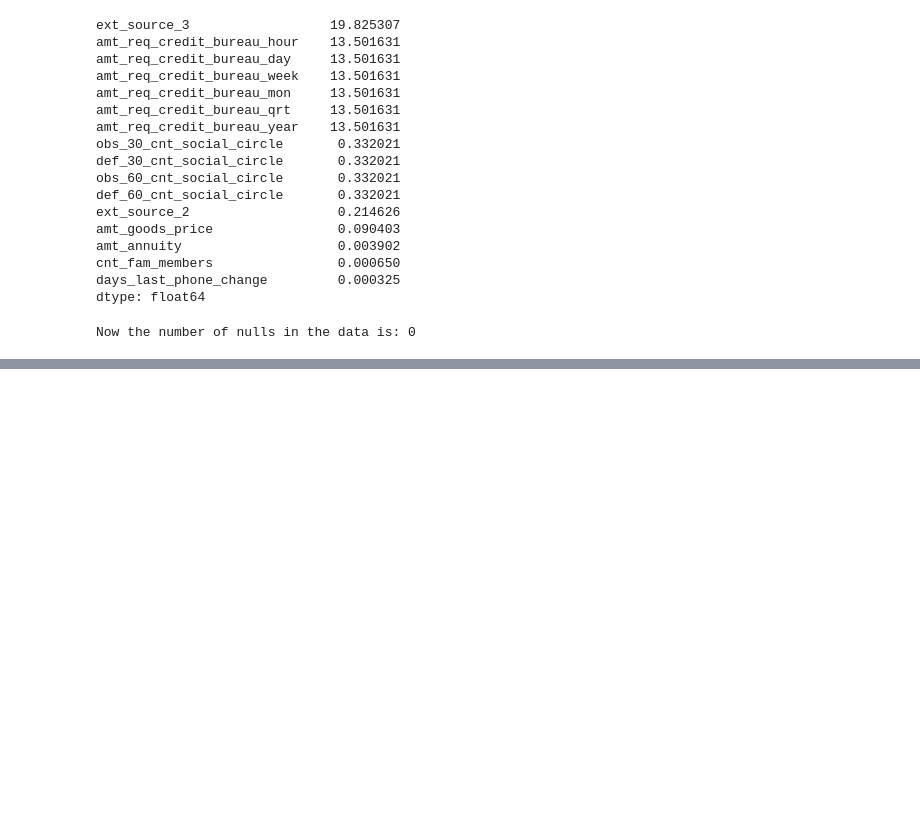
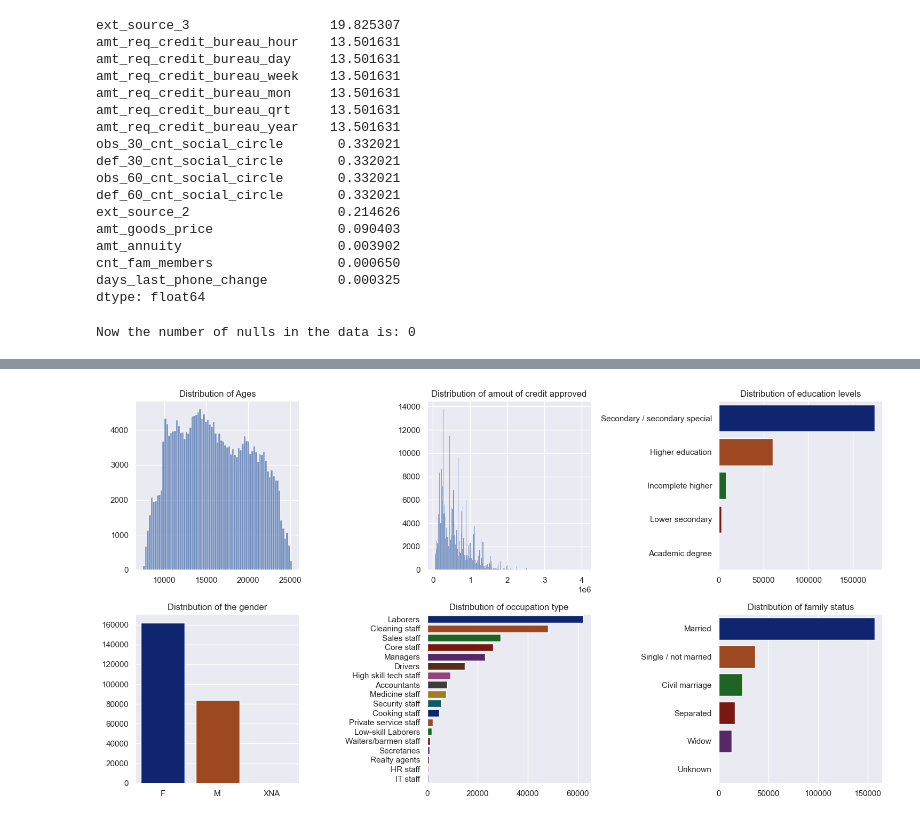
Before and after one commit to mo7amed7assan1911/Loan_Default_Study, a Jupyter notebook: Loan_Default_Study.ipynb, the cells around one changed output, grey strips where cells are left out. Cells and saved outputs as stored; diff of their text form; code cells hidden in the pictures; blank space fills up the shorter version.

```diff
--- a/Loan_Default_Study.ipynb
+++ b/Loan_Default_Study.ipynb
@@ -426,4 +495,4 @@ df_cleaning.name_type_suite.mode()[0]
 # %% [output]
 'Unaccompanied'
 # %%
-df_cleaning['name_type_suite'] = df_cleaning.name_type_suite.fillna(df_cleaning.name_type_suite.mode()[0])
+df_cleaning['name_type_suite'] = df_cleaning.name_type_suite.fillna(mode_value)
@@ -442,0 +526,5 @@ num_df.head(2)
+# %%
+days_columns = ['days_birth', 'days_id_publish', 'days_registration', 'days_employed', 'days_last_phone_change']
+
+df_cleaning[days_columns] = df_cleaning[days_columns].abs()
+df_cleaning[days_columns].head(1)
@@ -488,0 +585,6 @@ df_cleaning.head()
+# %%
+df_eda = df_cleaning.copy()
+# %%
+from sklearn.model_selection import train_test_split
+
+df_train, df_test = train_test_split(df_eda, test_size=0.2, random_state=123)
@@ -488,0 +604,63 @@ df_cleaning.head()
+# %%
+fig, axes = plt.subplots(nrows=2, ncols=3, figsize=(15, 8))
+plt.subplots_adjust(hspace=0.5)
+
+# demographics_columns_hist = ['days_birth', 'cnt_children', 'amt_income_total', ]
+
+# for i, column in enumerate(demographics_columns_hist):
+#     sns.countplot(data=df_train, x=column, ax=axes[0, i], palette="dark")
+#     axes[0, i].set_title(f"Distribution of {column}")
+
+#     axes[0, i].tick_params(axis='x', rotation=45)
+
+
+# demographics_columns = ['code_gender', 'name_family_status', 'name_education_type']
+
+# for i, column in enumerate(demographics_columns):
+#     sns.countplot(data=df_train, x=column, ax=axes[1, i], palette="dark")
+#     axes[1, i].set_title(f"Distribution of {column}")
+
+#     axes[1, i].tick_params(axis='x', rotation=45)
+
+
+sns.histplot(data=df_train, x='days_birth', ax=axes[0, 0])
+axes[0, 0].set_title("Distribution of Ages")
+
+sns.histplot(data=df_train, x='amt_credit', ax=axes[0, 1])
+axes[0, 1].set_title("Distribution of amout of credit approved")
+
+
+education_order = df_train.name_education_type.value_counts().sort_values(ascending=False).index
+sns.countplot(data=df_train, y='name_education_type', ax=axes[0, 2], palette="dark", order=education_order)
+axes[0, 2].set_title(f"Distribution of education levels")
+axes[0, 2].tick_params(axis='y', rotation=0)
+
+
+gender_order = df_train.code_gender.value_counts().sort_values(ascending=False).index
+sns.countplot(data=df_train, x='code_gender', ax=axes[1, 0], palette="dark", order=gender_order)
+axes[1, 0].set_title(f"Distribution of the gender")
+
+
+occupation_order = df_train.occupation_type.value_counts().sort_values(ascending=False).index
+sns.countplot(data=df_train, y='occupation_type', ax=axes[1, 1], palette="dark", order=occupation_order)
+axes[1, 1].set_title(f"Distribution of occupation type")
+axes[1, 1].tick_params(axis='y', rotation=0)
+
+
+status_order = df_train.name_family_status.value_counts().sort_values(ascending=False).index
+sns.countplot(data=df_train, y='name_family_status', ax=axes[1, 2], palette="dark", order=status_order)
+axes[1, 2].set_title(f"Distribution of family status")
+axes[1, 2].tick_params(axis='y', rotation=0)
+
+
+
+
+for i in range(2):
+    for j in range(3):
+        axes[i, j].set_xlabel('')
+        axes[i, j].set_ylabel('')
+
+plt.tight_layout()
+plt.show()
+# %% [output]
+[figure, added]
```
Also changed, not shown: parts of 41 cells of this notebook, 1 other file.
